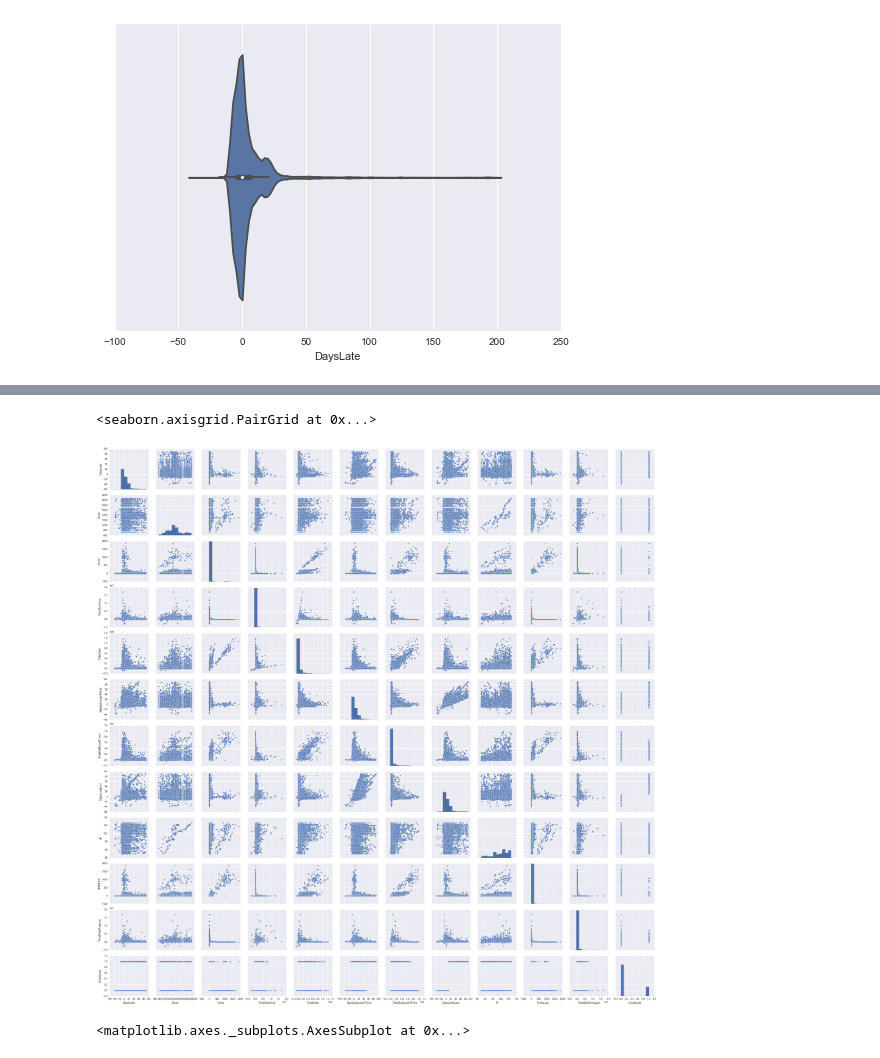
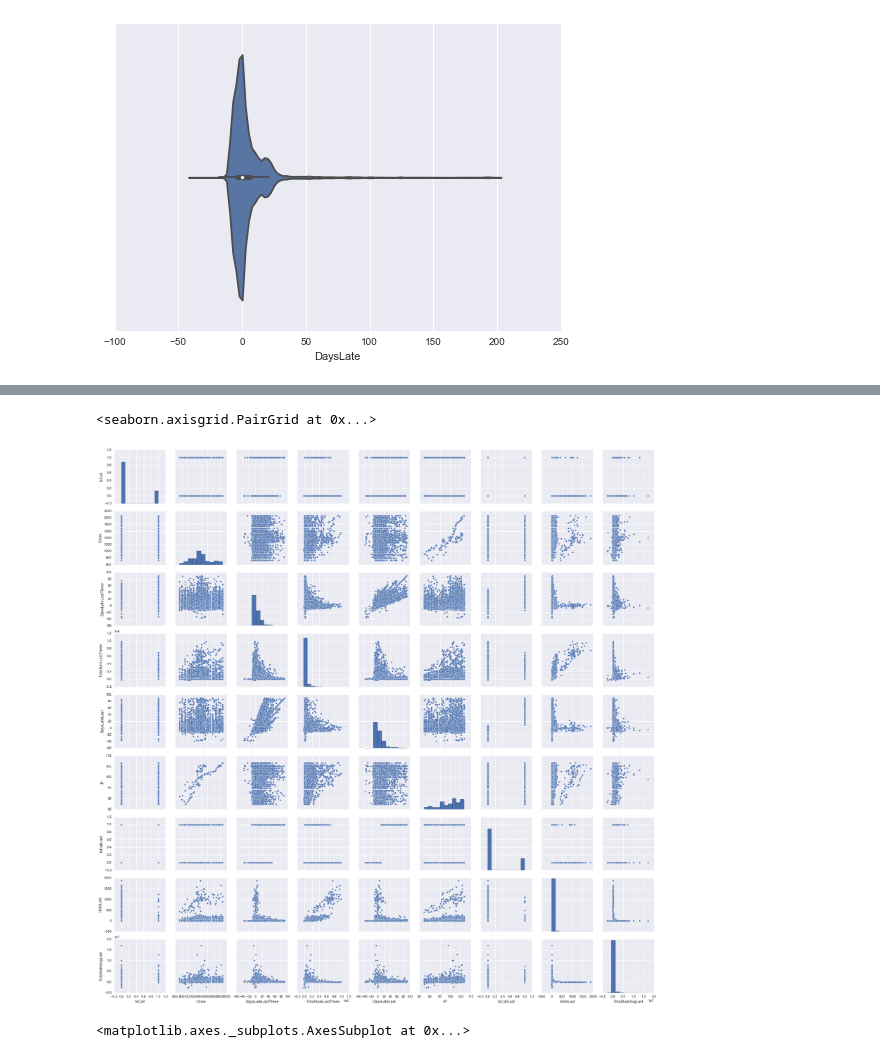
Before and after one commit to apclypsr/Capstone-Project, a Jupyter notebook: SurveyAnalysis.ipynb, the cells around one changed output, grey strips where cells are left out. Saved outputs shown, nothing was run; the diff lists cells and outputs as text; code cells hidden in the pictures.

```diff
--- a/SurveyAnalysis.ipynb
+++ b/SurveyAnalysis.ipynb
@@ -222,20 +223,21 @@ dtype: object
 # %%
 #scatter matrix identifying key features - target excluded
 
-PAIRPLOT = AAID_BY_MONTH_NO_BACKFILL
-PAIRPLOT = PAIRPLOT.drop('AAID', axis = 1)
-PAIRPLOT = PAIRPLOT.drop('OrderDateFormatted', axis = 1)
-PAIRPLOT = PAIRPLOT.drop('IsEmailOne', axis = 1)
-PAIRPLOT = PAIRPLOT.drop('IsEmailTwo', axis = 1)
-PAIRPLOT = PAIRPLOT.drop('IsCall', axis = 1)
-PAIRPLOT = PAIRPLOT.drop('IsBackfill', axis = 1)
-PAIRPLOT = PAIRPLOT.drop('Three_MMA_Late', axis = 1)
-PAIRPLOT = PAIRPLOT.drop('Three_MMA_SalesTrend', axis = 1)
+PAIRPLOT2 = AAID_BY_MONTH_NO_BACKFILL
+PAIRPLOT2 = PAIRPLOT2.drop('AAID', axis = 1)
+PAIRPLOT2 = PAIRPLOT2.drop('OrderDateFormatted', axis = 1)
+PAIRPLOT2 = PAIRPLOT2.drop('IsEmailOne', axis = 1)
+PAIRPLOT2 = PAIRPLOT2.drop('IsEmailTwo', axis = 1)
+PAIRPLOT2 = PAIRPLOT2.drop('IsBackfill', axis = 1)
+PAIRPLOT2 = PAIRPLOT2.drop('DaysLate', axis = 1)
+PAIRPLOT2 = PAIRPLOT2.drop('TotalSaleAvg', axis = 1)
+PAIRPLOT2 = PAIRPLOT2.drop('Units', axis = 1)
+PAIRPLOT2 = PAIRPLOT2.drop('TotalSale', axis = 1)
 
-sns.pairplot(PAIRPLOT)
+sns.pairplot(PAIRPLOT2)
 # %% [output]
 <seaborn.axisgrid.PairGrid at 0x...>
-[figure, old version]
+[figure, new version]
 # %%
 #DaysLate Last vs Days Late (suspicious line - business reason for this, not data error)
 
```
Also changed, not shown: parts of 23 cells of this notebook.
